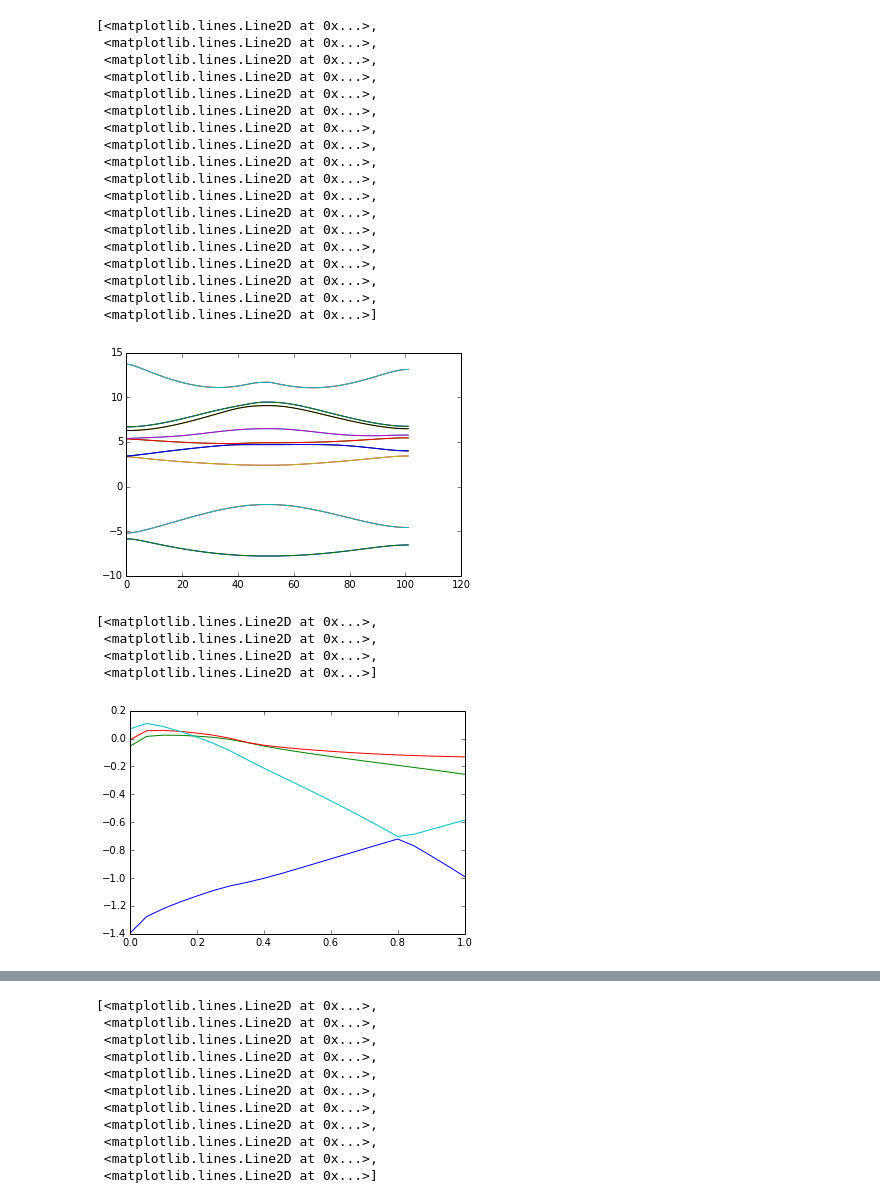
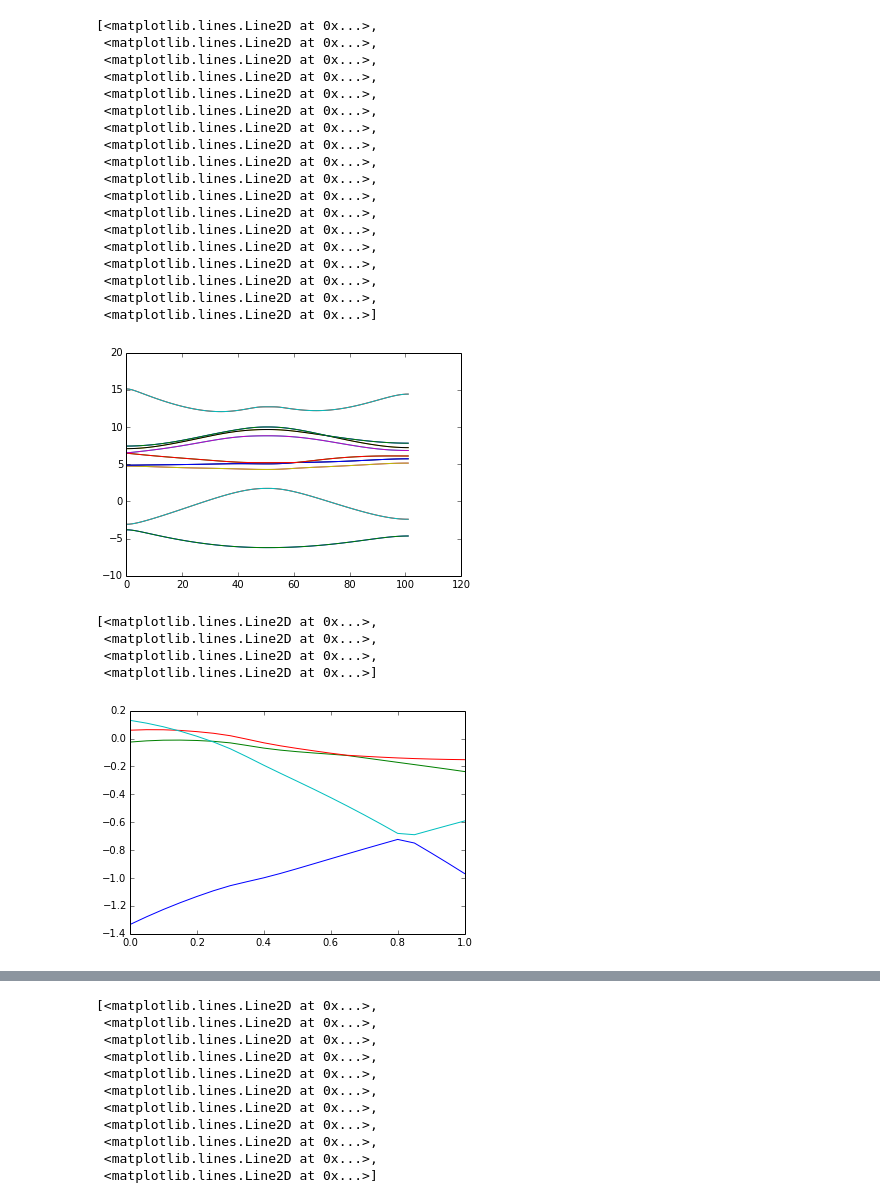
Before and after one commit to shiangfang/DFT_KIT, a Jupyter notebook: interface/DFT_IPython_interface/DFT_KIT QESPRESSO Alloy band plot-Copy0.ipynb, the cells around one changed output, grey strips where cells are left out. Cells and saved outputs as stored; diff of their text form; code cells hidden in the pictures.

```diff
--- a/interface/DFT_IPython_interface/DFT_KIT QESPRESSO Alloy band plot-Copy0.ipynb
+++ b/interface/DFT_IPython_interface/DFT_KIT QESPRESSO Alloy band plot-Copy0.ipynb
@@ -16,40 +16,40 @@ from DFT_KIT.interface import interface
 
 #sys.path.append('/Users/shiangfang/Shiang DrobBox/Dropbox/Physics Research/Tim Kaxiras Group/DFT VASP/DFT_tools')
 # %%
-name_prefix='../../temp/bi_sb_alloy/final_data_ori2b'
+name_prefix='../../temp/bi_sb_alloy/final_data_oriTI'
 all_xs=np.linspace(0,1,21)
 all_ones=np.linspace(1,1,21)
 f_=open(name_prefix,'rb')
 fermi_level=pickle.load(f_)
 fermi_level=np.array(fermi_level)*physics.hartree
 all_bands=pickle.load(f_)
 all_bands=np.array(all_bands)*physics.hartree
 fermi_level2=pickle.load(f_)
 fermi_level2=np.array(fermi_level2)*physics.hartree
 f_.close()
 
-plt.plot(np.transpose(all_bands[0]))
+plt.plot(np.transpose(all_bands[20]))
 #plt.ylim([5,7])
 # %% [output]
 [<matplotlib.lines.Line2D at 0x...>,
  <matplotlib.lines.Line2D at 0x...>,
  <matplotlib.lines.Line2D at 0x...>,
  <matplotlib.lines.Line2D at 0x...>,
  <matplotlib.lines.Line2D at 0x...>,
  <matplotlib.lines.Line2D at 0x...>,
  <matplotlib.lines.Line2D at 0x...>,
  <matplotlib.lines.Line2D at 0x...>,
  <matplotlib.lines.Line2D at 0x...>,
  <matplotlib.lines.Line2D at 0x...>,
  <matplotlib.lines.Line2D at 0x...>,
  <matplotlib.lines.Line2D at 0x...>,
  <matplotlib.lines.Line2D at 0x...>,
  <matplotlib.lines.Line2D at 0x...>,
  <matplotlib.lines.Line2D at 0x...>,
  <matplotlib.lines.Line2D at 0x...>,
  <matplotlib.lines.Line2D at 0x...>,
  <matplotlib.lines.Line2D at 0x...>]
-[figure, old version]
+[figure, new version]
 # %%
 plt.plot(all_xs,all_bands[:,7,101]-fermi_level,all_xs,all_bands[:,8,0]-fermi_level,all_xs,all_bands[:,11,0]-fermi_level,all_xs,all_bands[:,8,101]-fermi_level)
 #plt.plot(all_xs,all_bands[:,8,0]-fermi_level,all_xs,all_bands[:,10,0]-fermi_level)
@@ -60,7 +60,7 @@ plt.plot(all_xs,all_bands[:,7,101]-fermi_level,all_xs,all_bands[:,8,0]-fermi_lev
  <matplotlib.lines.Line2D at 0x...>,
  <matplotlib.lines.Line2D at 0x...>,
  <matplotlib.lines.Line2D at 0x...>]
-[figure, old version]
+[figure, new version]
 # %%
 plt.plot(all_xs,all_bands[:,7,101]-fermi_level2,all_xs,all_bands[:,8,0]-fermi_level2,all_xs,all_bands[:,11,0]-fermi_level2,all_xs,all_bands[:,8,101]-fermi_level2)
 #plt.plot(all_xs,all_bands[:,8,0]-fermi_level,all_xs,all_bands[:,10,0]-fermi_level)
```
Also changed, not shown: parts of 1 cell of this notebook, 50 other files.
